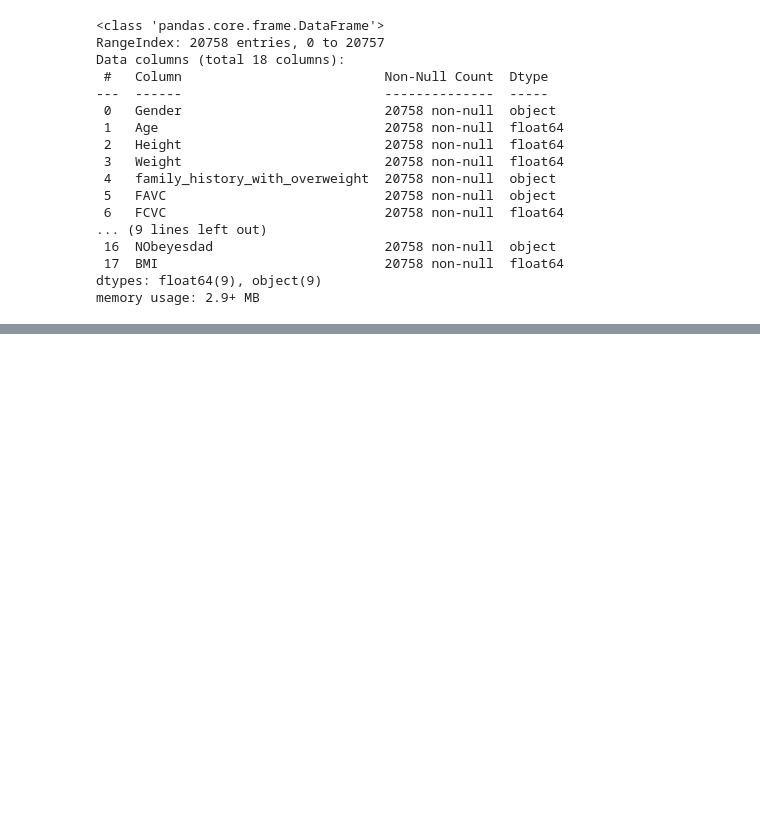
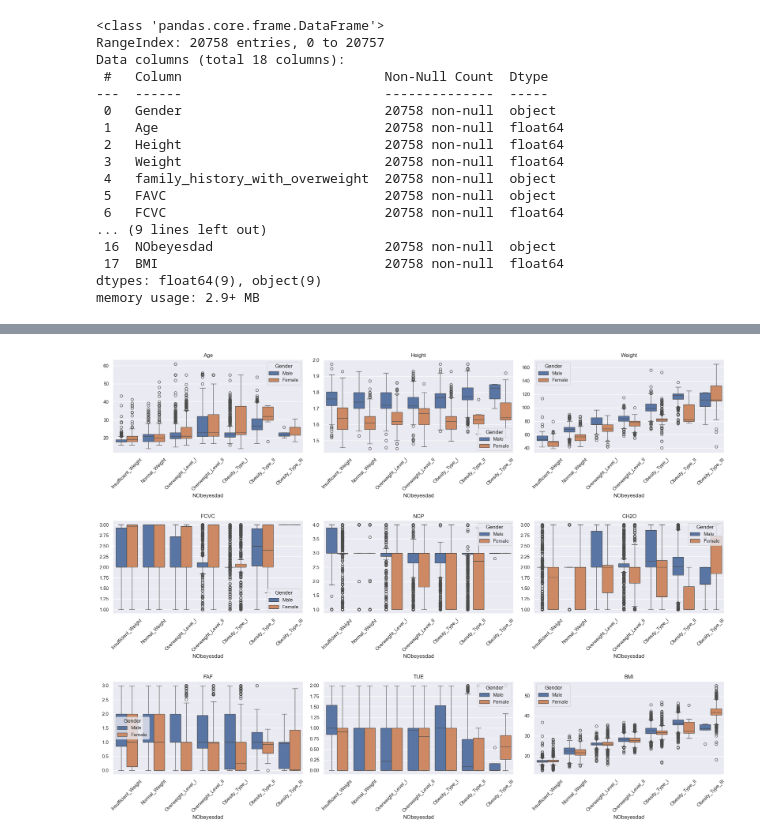
Before and after one commit to ALINYIWEN/Kaggle-Competitions, a Jupyter notebook: Multi-Class Prediction of Obesity Risk.ipynb, the cells around one changed output, grey strips where cells are left out. Saved outputs shown, nothing was run; the diff lists cells and outputs as text; code cells hidden in the pictures; blank space fills up the shorter version.

```diff
--- a/Multi-Class Prediction of Obesity Risk.ipynb
+++ b/Multi-Class Prediction of Obesity Risk.ipynb
@@ -87,3 +91,9 @@ df_test['BMI'] = df_test['Weight'] / (df_test['Height']) ** 2
+# %%
+# 指定NObeyesdad的順序
+custom_order = ['Insufficient_Weight', 'Normal_Weight', 'Overweight_Level_I', 'Overweight_Level_II', 'Obesity_Type_I', 'Obesity_Type_II', 'Obesity_Type_III']
+
+# 將NObeyesdad轉換為類別型數據類型，並指定順序
+df_train['NObeyesdad'] = pd.Categorical(df_train['NObeyesdad'], categories=custom_order, ordered=True)
 # %%
 df_train.describe().style.background_gradient()
 # %% [output]
@@ -121,3 +158,28 @@ memory usage: 2.9+ MB
+# %%
+feature_numerical = [feature for feature in df_train.columns if df_train[feature].dtypes != 'O']
+
+fig, axes = plt.subplots(3, 3)
+sns.set(rc={'figure.figsize':(20, 15)})
+
+row, col = 0, 0
+for i, source in enumerate(feature_numerical):
+    if source == "NObeyesdad":
+        continue
+    sns.boxplot(x = "NObeyesdad", hue="Gender", y = source, data = df_train, ax = axes[row, col], palette='deep')
+
+    # 將設置移動到每個子圖的設置區域內
+    axes[row, col].set_xticklabels(axes[row, col].get_xticklabels(), rotation=45)
+    axes[row, col].set_title(source, y=1)
+    axes[row, col].set_ylabel('')
+    plt.tight_layout(h_pad=3)
+
+    col += 1
+    if col > 2:
+        row += 1
+        col = 0
+plt.show()
+# %% [output]
+[figure, added]
 # %%
 # feature_numerical 取得數值型特徵
 feature_numerical = [feature for feature in df_train.columns if df_train[feature].dtypes != 'O']
```
Also changed, not shown: parts of 15 cells of this notebook.
